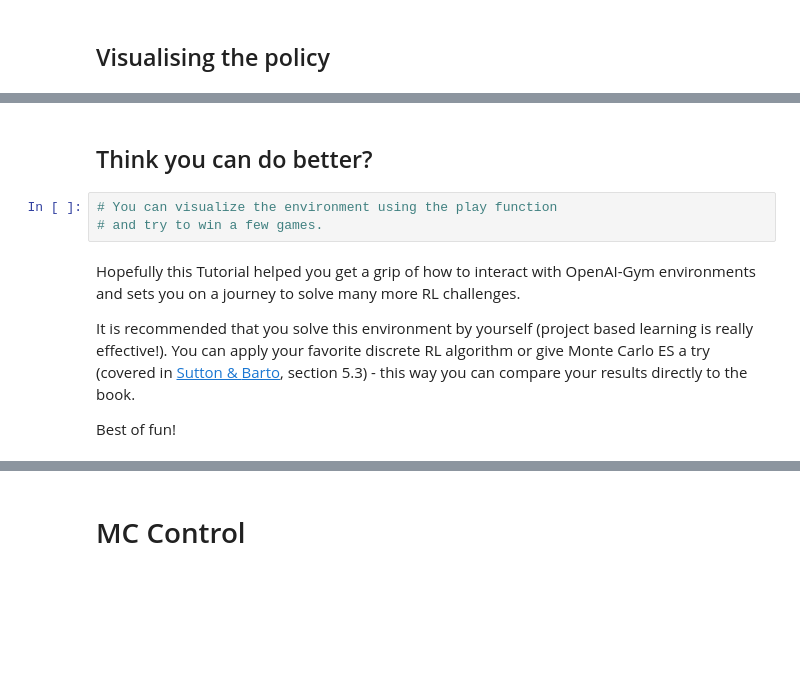
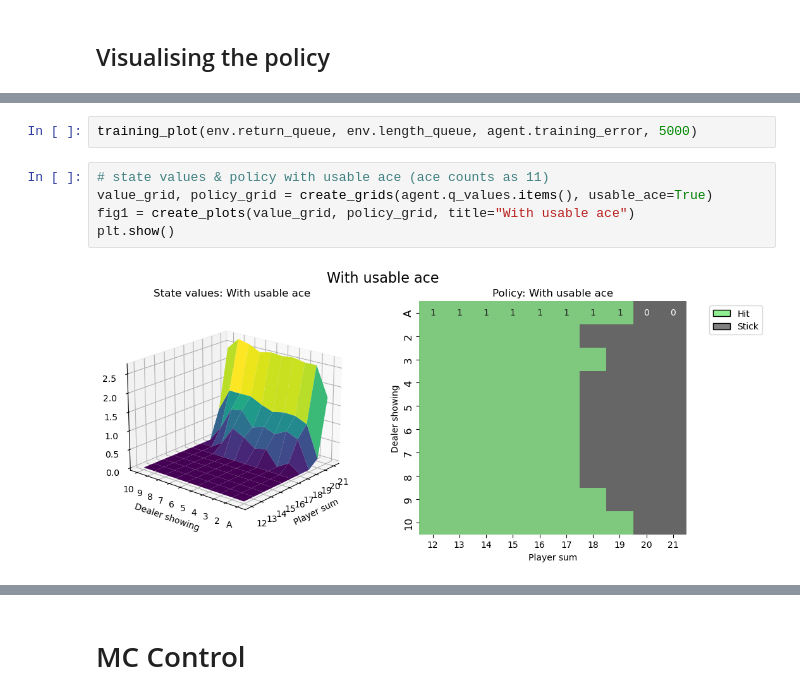
Before and after one commit to tuchapong1234/HW2-Reinforcement-Learning-on-Discrete-state-Game, a Jupyter notebook: blackjack_tutorial.ipynb, the cells around one changed output, grey strips where cells are left out. Saved outputs shown, nothing was run; the diff lists cells and outputs as text; blank space fills up the shorter version.

```diff
--- a/blackjack_tutorial.ipynb
+++ b/blackjack_tutorial.ipynb
@@ -203,17 +595,9 @@ so that any used resources by the environment will be closed.
-# %% [markdown]
-## Think you can do better?
-# %%
-# You can visualize the environment using the play function
-# and try to win a few games.
-# %% [markdown]
-Hopefully this Tutorial helped you get a grip of how to interact with
-OpenAI-Gym environments and sets you on a journey to solve many more RL
-challenges.
-
-It is recommended that you solve this environment by yourself (project
-based learning is really effective!). You can apply your favorite
-discrete RL algorithm or give Monte Carlo ES a try (covered in [Sutton &
-Barto](http://incompleteideas.net/book/the-book-2nd.html), section
-5.3) - this way you can compare your results directly to the book.
-
-Best of fun!
+# %%
+training_plot(env.return_queue, env.length_queue, agent.training_error, 5000)
+# %%
+# state values & policy with usable ace (ace counts as 11)
+value_grid, policy_grid = create_grids(agent.q_values.items(), usable_ace=True)
+fig1 = create_plots(value_grid, policy_grid, title="With usable ace")
+plt.show()
+# %% [output]
+[figure, added]
```
Also changed, not shown: parts of 52 cells of this notebook, 4 other files.
